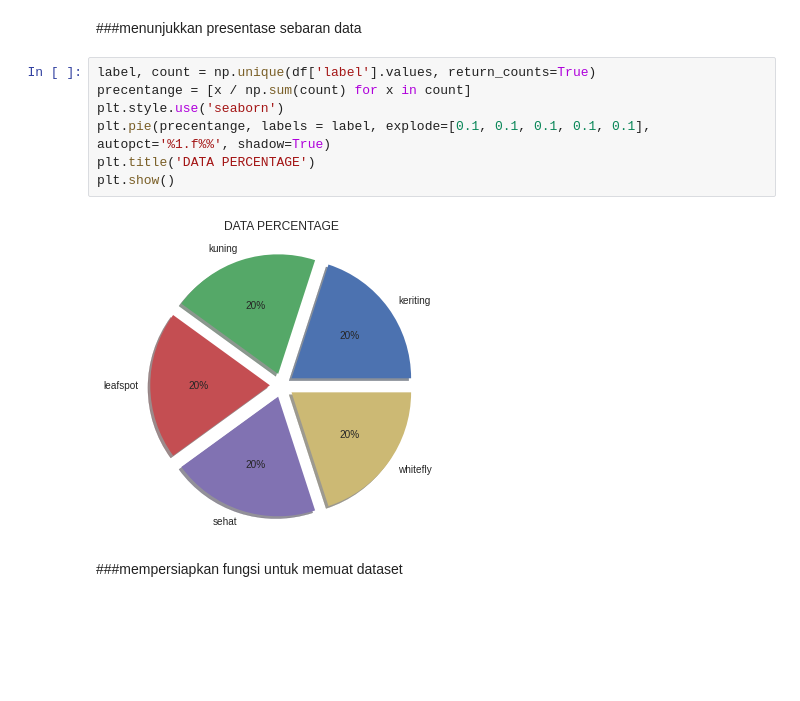
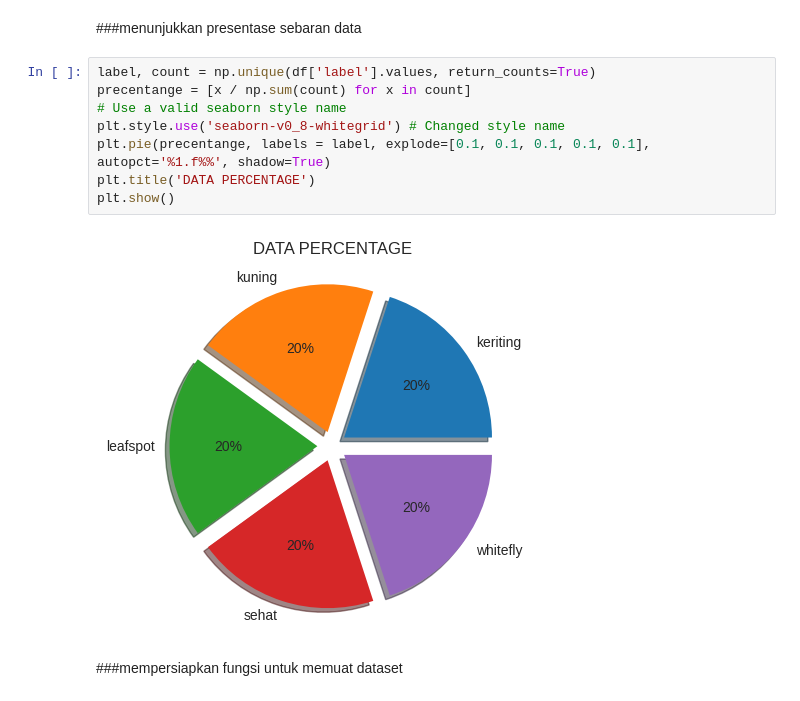
Before and after one commit to fahmiad/CNN, a Jupyter notebook: klasifikasi_cabe_alexnet_(1).ipynb, the cells around one changed output. Cells and saved outputs as stored; diff of their text form; blank space fills up the shorter version.

```diff
--- a/klasifikasi_cabe_alexnet_(1).ipynb
+++ b/klasifikasi_cabe_alexnet_(1).ipynb
@@ -71,12 +71,13 @@ df
 # %%
 label, count = np.unique(df['label'].values, return_counts=True)
 precentange = [x / np.sum(count) for x in count]
-plt.style.use('seaborn')
+# Use a valid seaborn style name
+plt.style.use('seaborn-v0_8-whitegrid') # Changed style name
 plt.pie(precentange, labels = label, explode=[0.1, 0.1, 0.1, 0.1, 0.1],  autopct='%1.f%%', shadow=True)
 plt.title('DATA PERCENTAGE')
 plt.show()
 # %% [output]
-[figure, old version]
+[figure, new version]
 # %% [markdown]
 ###mempersiapkan fungsi untuk memuat dataset
 # %%
```
Also changed, not shown: parts of 9 cells of this notebook.
